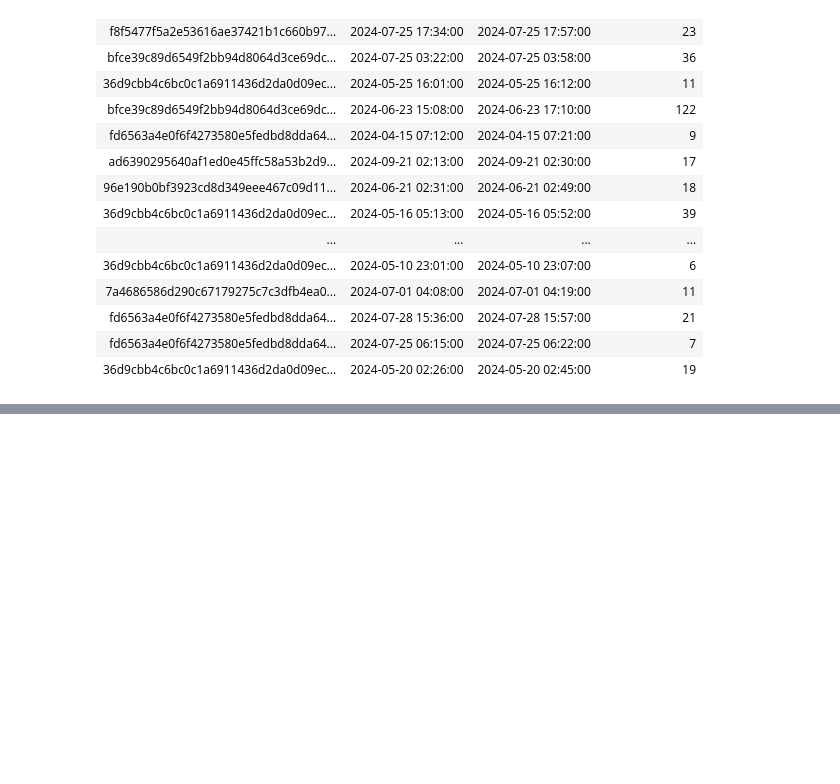
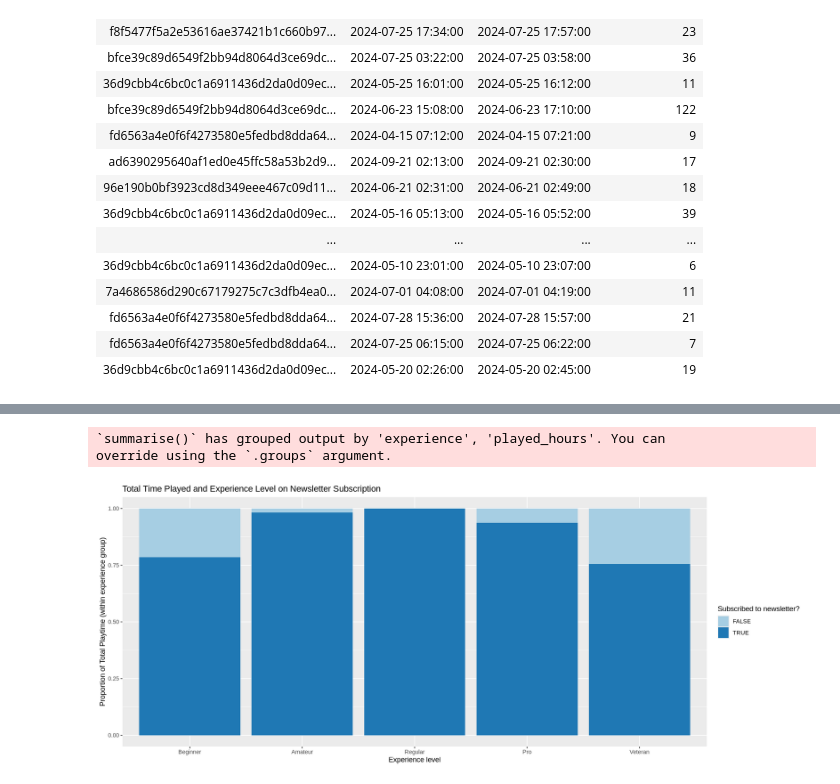
Before and after one commit to bennettz1100/dsci100--Project-Kickoff, a Jupyter notebook: Project Planning Stage (Individual).ipynb, the cells around one changed output, grey strips where cells are left out. Drawn from its saved outputs; the diff is of its cells as text; code cells hidden in the pictures; blank space fills up the shorter version.

Commit message:
Plotted combined_data

```diff
--- a/Project Planning Stage (Individual).ipynb
+++ b/Project Planning Stage (Individual).ipynb
@@ -167,0 +159,23 @@ A grouped_df: 1 × 10
+# %%
+#arrange skill level from left to right for the plot
+combined_data <- combined_data |>
+  mutate(
+    experience = factor(
+      experience,
+      levels = c("Beginner", "Amateur", "Regular", "Pro", "Veteran")
+    )
+  )
+# %%
+plotted_combined_data <- combined_data |>
+group_by(experience, played_hours, subscribe) |>
+summarise(total_hours = sum(played_hours, na.rm = TRUE))|>
+ggplot(aes(x = experience, y = total_hours, fill = subscribe)) +
+geom_bar(stat = "identity", position = "fill") +
+scale_fill_brewer(palette = "Paired") +
+labs(title = "Total Time Played and Experience Level on Newsletter Subscription", x = "Experience level", y = "Proportion of Total Playtime (within experience group)", fill = "Subscribed to newsletter?")
+plotted_combined_data
+options(repr.plot.width = 25, repr.plot.height = 6)
+# %% [output]
+`summarise()` has grouped output by 'experience', 'played_hours'. You can
+override using the `.groups` argument.
+[figure, added]
```
Also changed, not shown: parts of 1 cell of this notebook.
